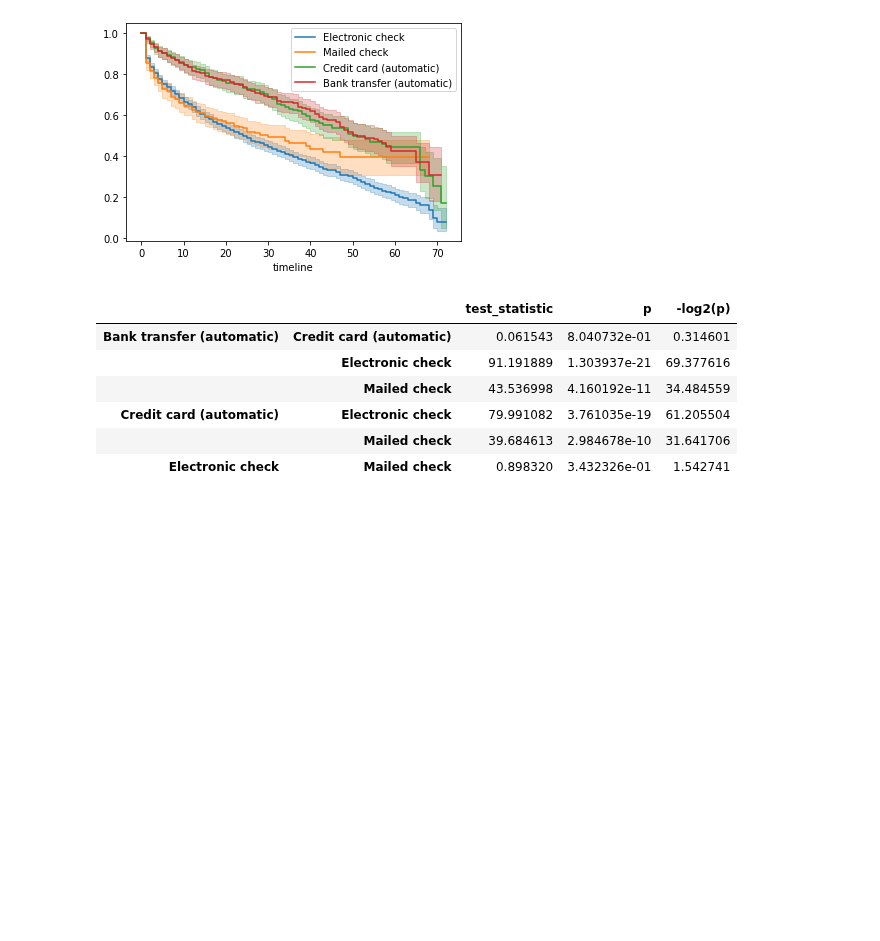
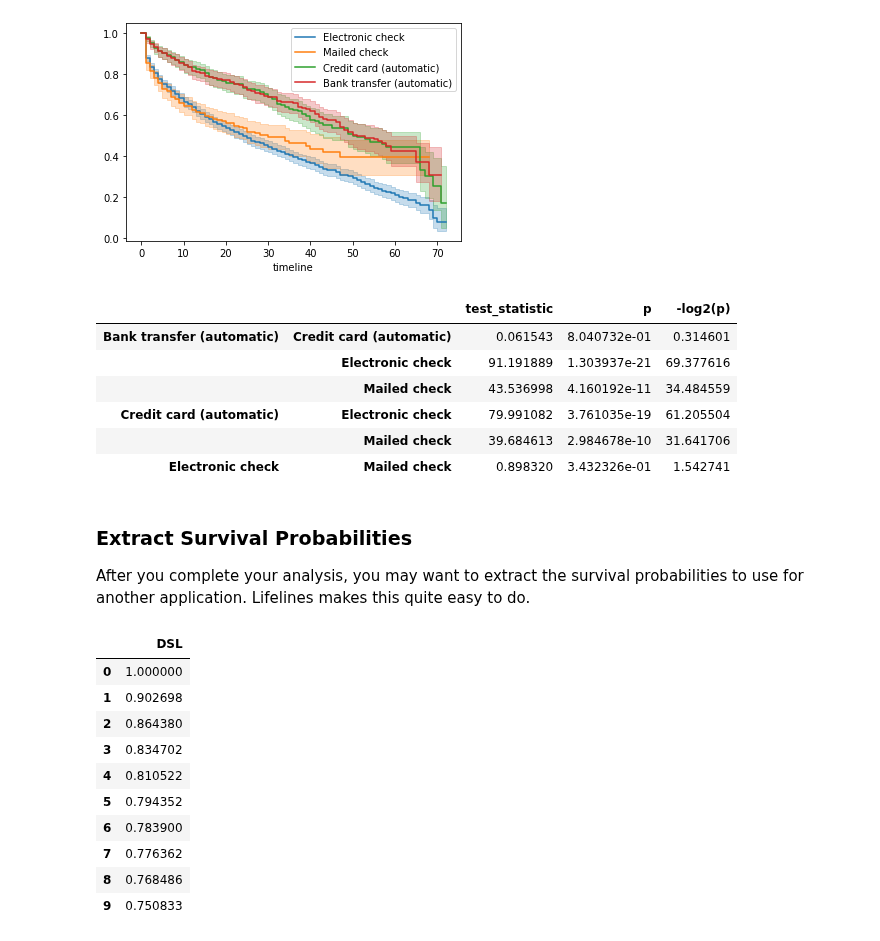
Before and after one commit to suvigyajain0101/CaseStudies, a Jupyter notebook: SurvivalAnalysis/02_KaplanMeier.ipynb, the cells around one changed output. Saved outputs shown, nothing was run; the diff lists cells and outputs as text; code cells hidden in the pictures; blank space fills up the shorter version.

Commit message:
added survival probabilities

```diff
--- a/SurvivalAnalysis/02_KaplanMeier.ipynb
+++ b/SurvivalAnalysis/02_KaplanMeier.ipynb
@@ -268,3 +268,28 @@ print_logrank('PaymentMethod')
 | Credit card (automatic) | Electronic check | 79.991082 | 3.761035e-19 | 61.205504 |
 |  | Mailed check | 39.684613 | 2.984678e-10 | 31.641706 |
 | Electronic check | Mailed check | 0.898320 | 3.432326e-01 | 1.542741 |
+# %% [markdown]
+### Extract Survival Probabilities
+
+After you complete your analysis, you may want to extract the survival probabilities to use for another application. Lifelines makes this quite easy to do.
+# %%
+def get_survival_probs(col,val):
+  ix = df[col] == val
+  return kmf.fit(T[ix],C[ix],label=val)
+# %%
+# Extract survival probabilities for customers with internetService = DSL
+sp_internet_dsl = get_survival_probs('InternetService','DSL')
+# %%
+pd.DataFrame(sp_internet_dsl.survival_function_at_times(range(0,10)))
+# %% [output]
+|  | DSL |
+| 0 | 1.000000 |
+| 1 | 0.902698 |
+| 2 | 0.864380 |
+| 3 | 0.834702 |
+| 4 | 0.810522 |
+| 5 | 0.794352 |
+| 6 | 0.783900 |
+| 7 | 0.776362 |
+| 8 | 0.768486 |
+| 9 | 0.750833 |
```
